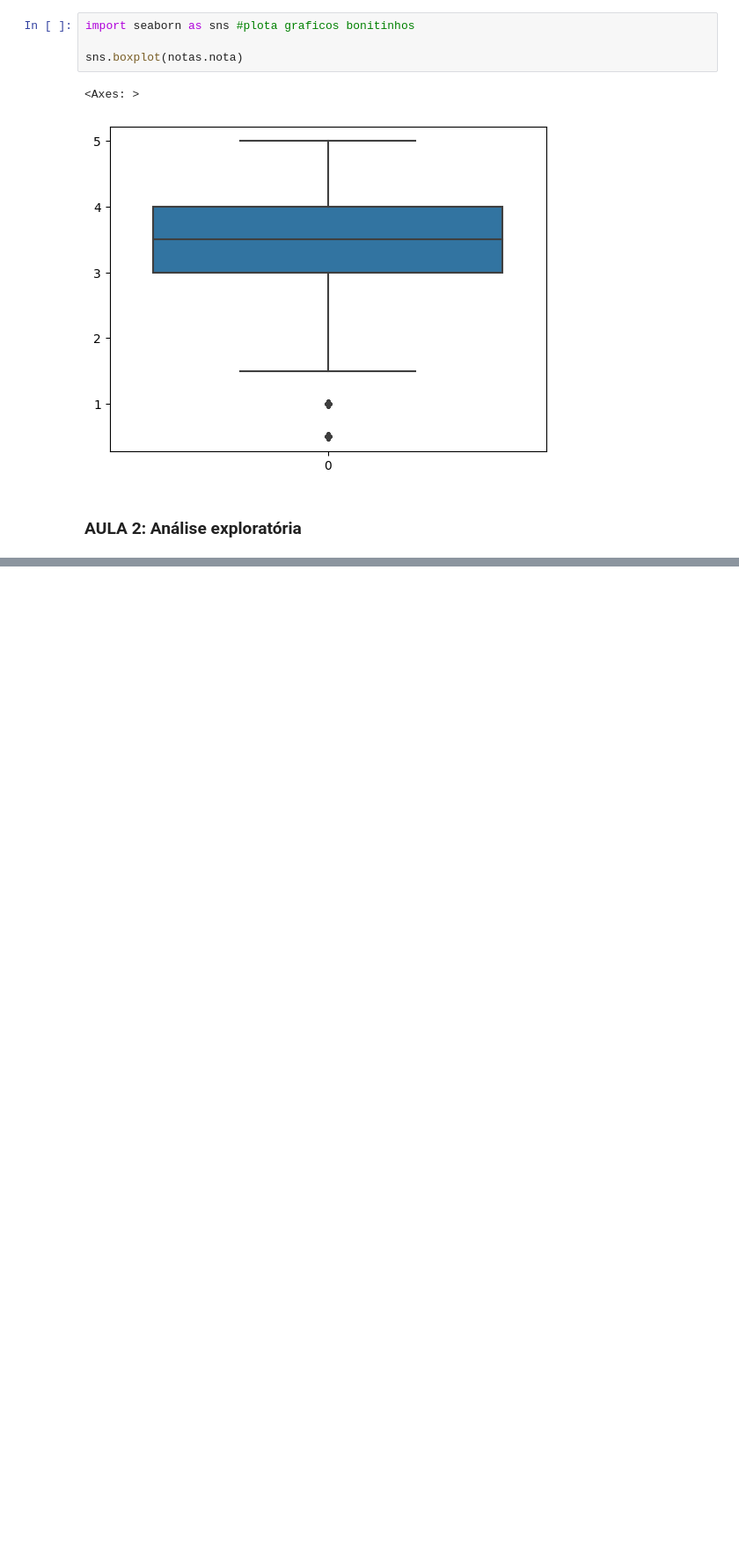
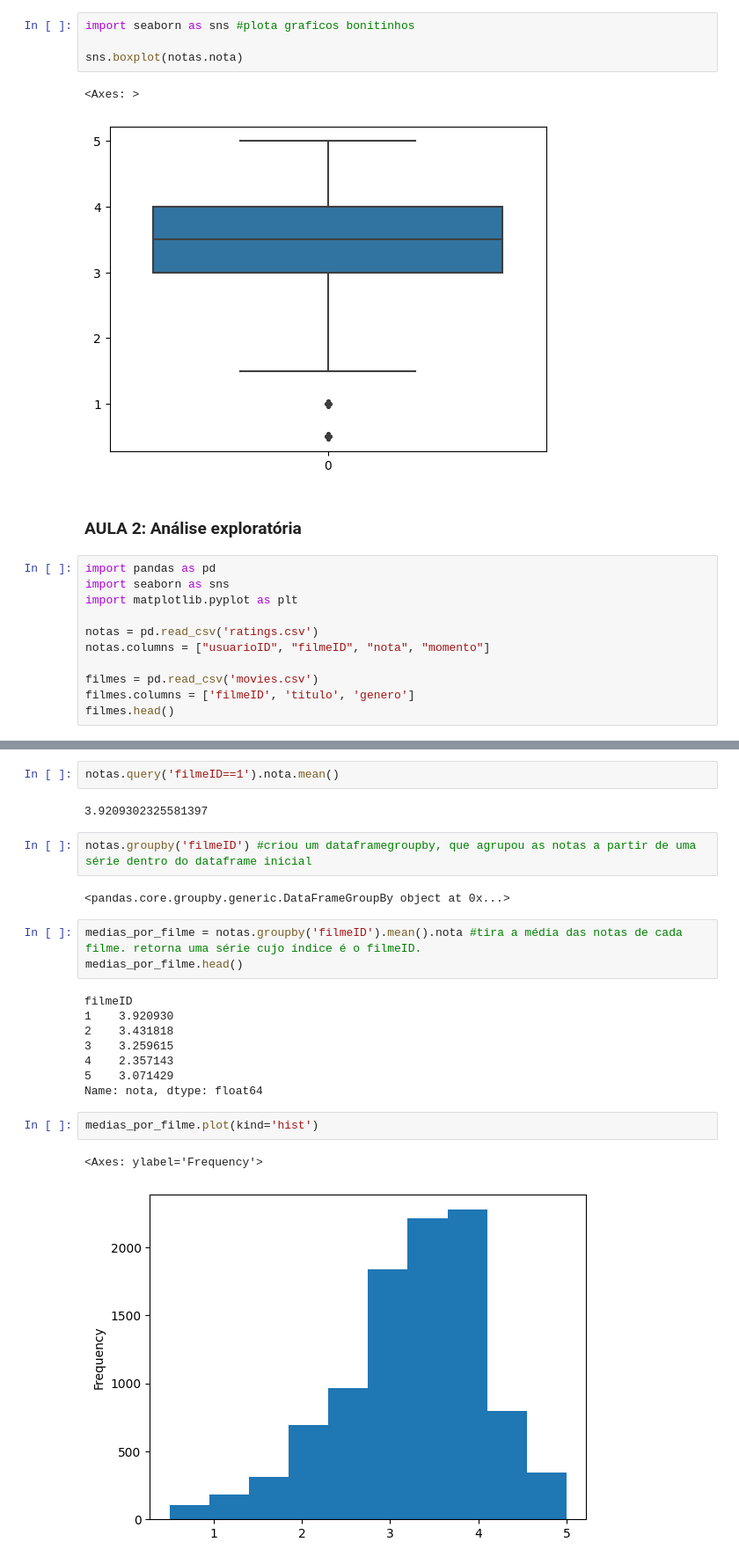
Before and after one commit to viegasgr/introDS, a Jupyter notebook: IntroDS_alura.ipynb, the cells around one changed output, grey strips where cells are left out. Shown at 88% size. Cells and saved outputs as stored; diff of their text form; blank space fills up the shorter version.

```diff
--- a/IntroDS_alura.ipynb
+++ b/IntroDS_alura.ipynb
@@ -89,3 +89,14 @@ sns.boxplot(notas.nota)
 [figure]
 # %% [markdown]
 ### AULA 2: Análise exploratória
+# %%
+import pandas as pd
+import seaborn as sns
+import matplotlib.pyplot as plt
+
+notas = pd.read_csv('ratings.csv')
+notas.columns = ["usuarioID", "filmeID", "nota", "momento"]
+
+filmes = pd.read_csv('movies.csv')
+filmes.columns = ['filmeID', 'titulo', 'genero']
+filmes.head()
@@ -91,0 +125,24 @@ sns.boxplot(notas.nota)
+# %%
+notas.query('filmeID==1').nota.mean()
+# %% [output]
+3.9209302325581397
+# %%
+notas.groupby('filmeID') #criou um dataframegroupby, que agrupou as notas a partir de uma série dentro do dataframe inicial
+# %% [output]
+<pandas.core.groupby.generic.DataFrameGroupBy object at 0x...>
+# %%
+medias_por_filme = notas.groupby('filmeID').mean().nota #tira a média das notas de cada filme. retorna uma série cujo índice é o filmeID.
+medias_por_filme.head()
+# %% [output]
+filmeID
+1    3.920930
+2    3.431818
+3    3.259615
+4    2.357143
+5    3.071429
+Name: nota, dtype: float64
+# %%
+medias_por_filme.plot(kind='hist')
+# %% [output]
+<Axes: ylabel='Frequency'>
+[figure, added]
```
Also changed, not shown: parts of 6 cells of this notebook.
